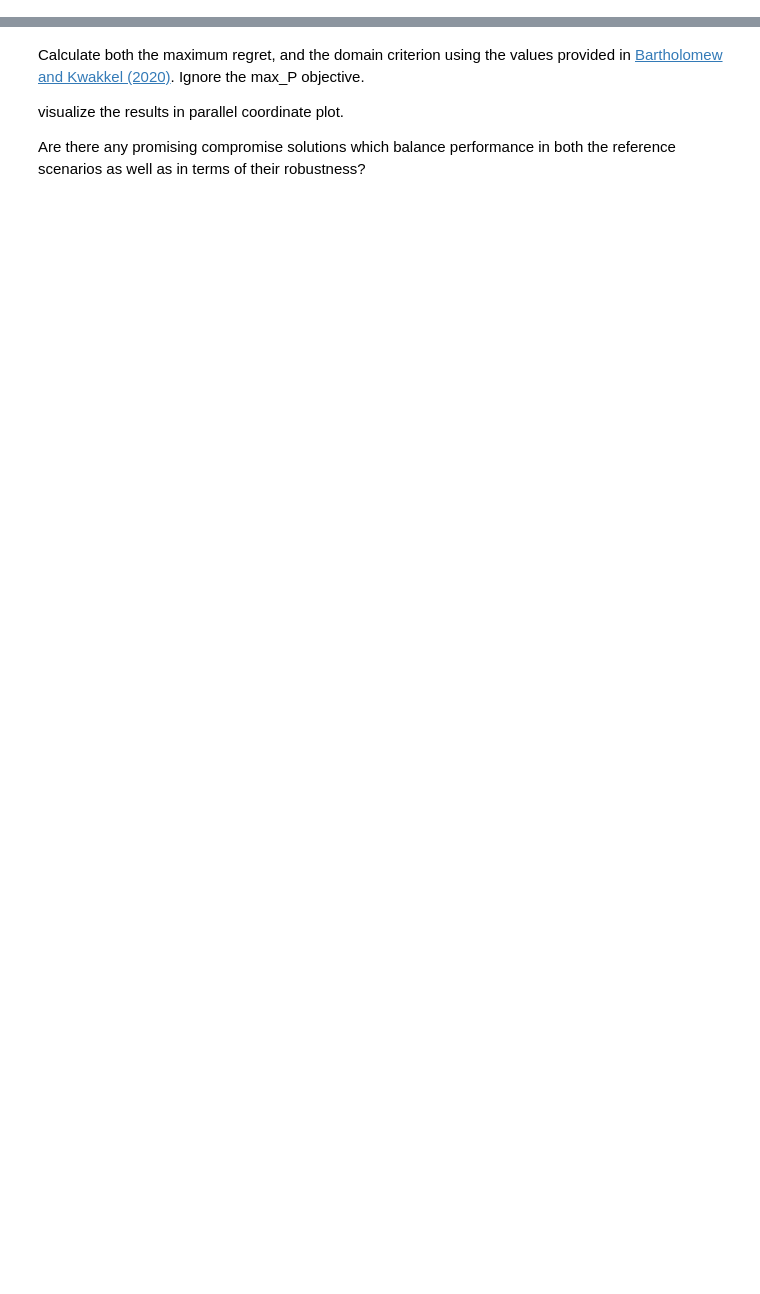
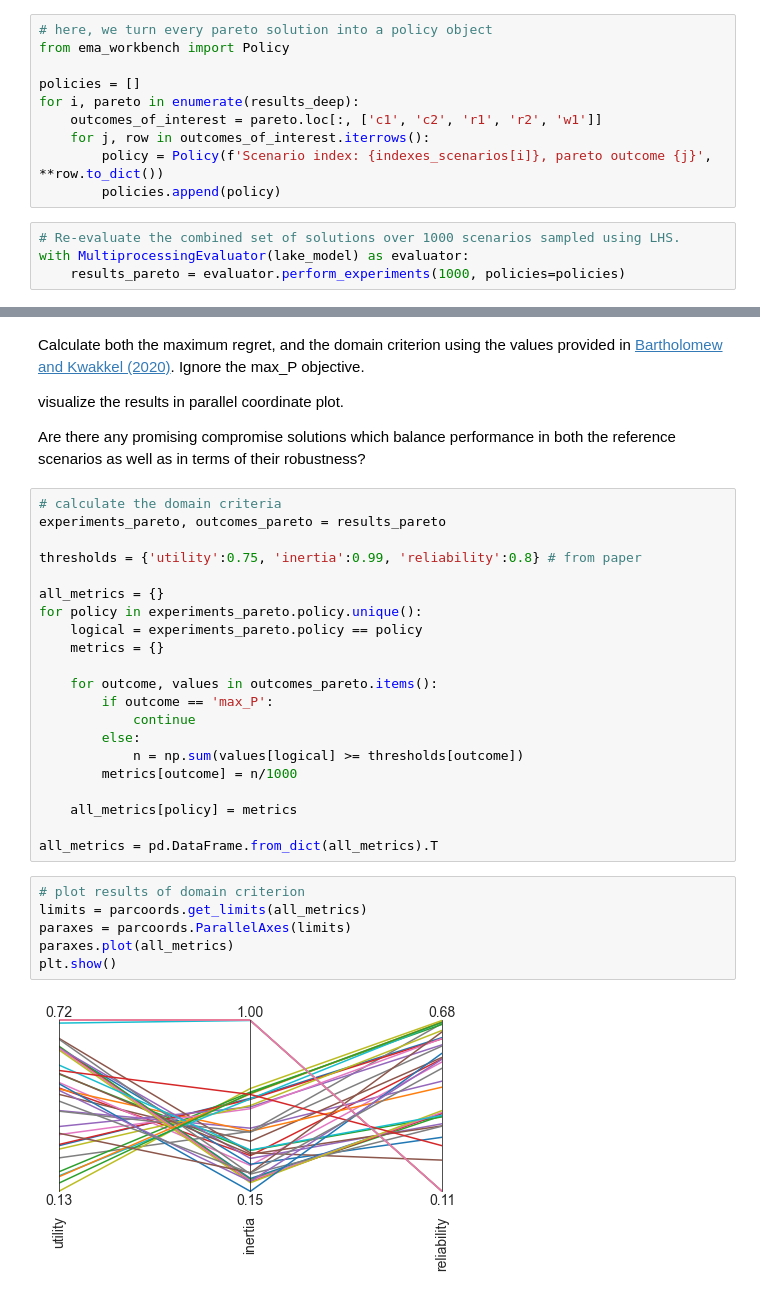
Before and after one commit to willygpv/EPA1361, a Jupyter notebook: Assignments week 5-6/assignment 9 - multi-scenario MORDM.ipynb, the cells around one changed output, grey strips where cells are left out. Drawn from its saved outputs; the diff is of its cells as text; blank space fills up the shorter version.

```diff
--- a/Assignments week 5-6/assignment 9 - multi-scenario MORDM.ipynb
+++ b/Assignments week 5-6/assignment 9 - multi-scenario MORDM.ipynb
@@ -18,3 +191,17 @@ Store the resulting set of pareto solutions in a smart way for subsequent analys
 Combine the pareto set of solutions found for each scenario. Next, turn each solution into a policy object. If you have a very large number of policies, you can choose to down sample your policies in some reasoned way (*e.g.*, picking min and max on each objective, slicing across the pareto front with a particular step size). As a rule of thumb, try to limit the set of policies to at most 50.
 
 Re-evaluate the combined set of solutions over 1000 scenarios sampled using LHS.
+# %%
+# here, we turn every pareto solution into a policy object
+from ema_workbench import Policy
+
+policies = []
+for i, pareto in enumerate(results_deep):
+    outcomes_of_interest = pareto.loc[:, ['c1', 'c2', 'r1', 'r2', 'w1']]
+    for j, row in outcomes_of_interest.iterrows():
+        policy = Policy(f'Scenario index: {indexes_scenarios[i]}, pareto outcome {j}', **row.to_dict())
+        policies.append(policy)
+# %%
+# Re-evaluate the combined set of solutions over 1000 scenarios sampled using LHS.
+with MultiprocessingEvaluator(lake_model) as evaluator:
+    results_pareto = evaluator.perform_experiments(1000, policies=policies)
@@ -24,3 +226,32 @@ Calculate both the maximum regret, and the domain criterion using the values pro
 visualize the results in parallel coordinate plot.
 
 Are there any promising compromise solutions which balance performance in both the reference scenarios as well as in terms of their robustness?
+# %%
+# calculate the domain criteria
+experiments_pareto, outcomes_pareto = results_pareto
+
+thresholds = {'utility':0.75, 'inertia':0.99, 'reliability':0.8} # from paper
+
+all_metrics = {}
+for policy in experiments_pareto.policy.unique():
+    logical = experiments_pareto.policy == policy
+    metrics = {}
+
+    for outcome, values in outcomes_pareto.items():
+        if outcome == 'max_P':
+            continue
+        else:
+            n = np.sum(values[logical] >= thresholds[outcome])
+        metrics[outcome] = n/1000
+
+    all_metrics[policy] = metrics
+
+all_metrics = pd.DataFrame.from_dict(all_metrics).T
+# %%
+# plot results of domain criterion
+limits = parcoords.get_limits(all_metrics)
+paraxes = parcoords.ParallelAxes(limits)
+paraxes.plot(all_metrics)
+plt.show()
+# %% [output]
+[figure, added]
```
Also changed, not shown: parts of 23 cells of this notebook, 1 other file.
